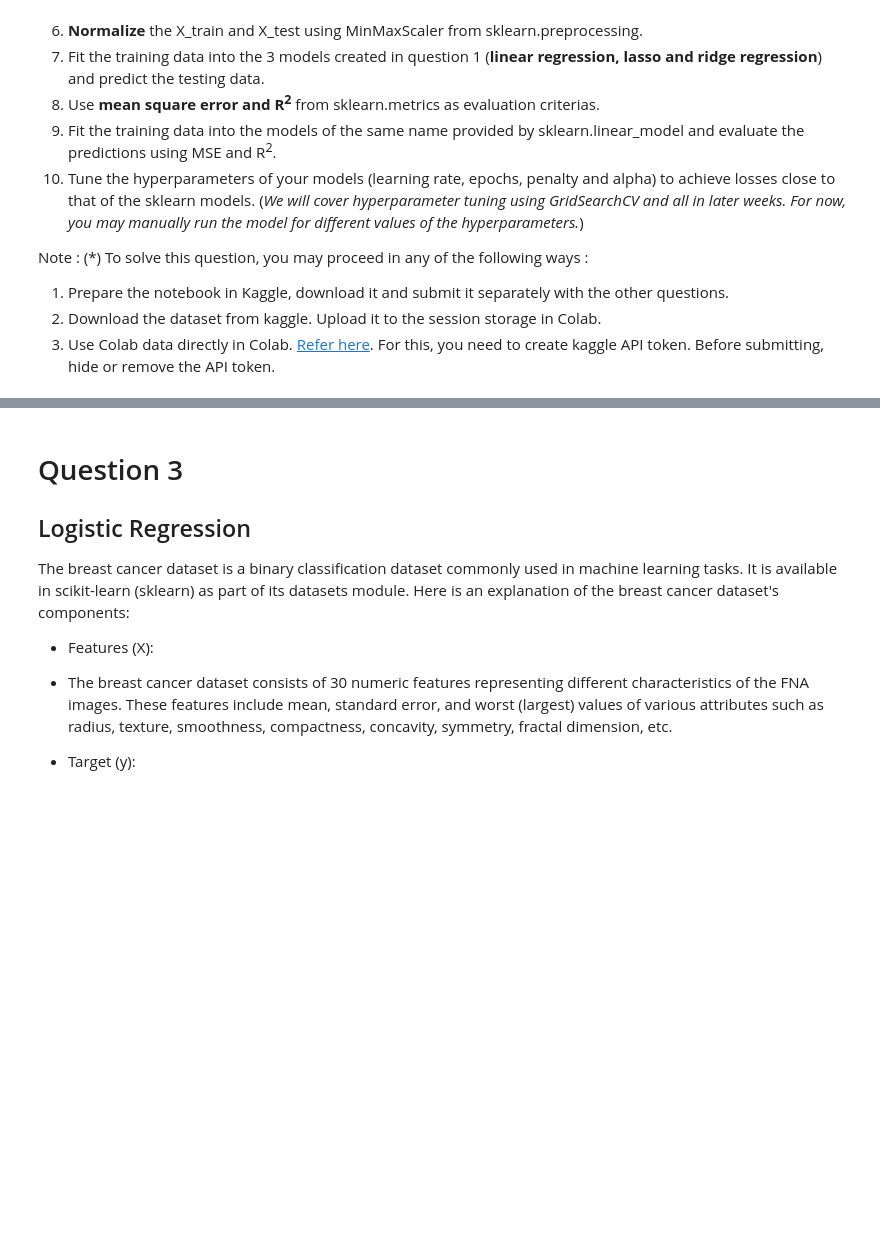
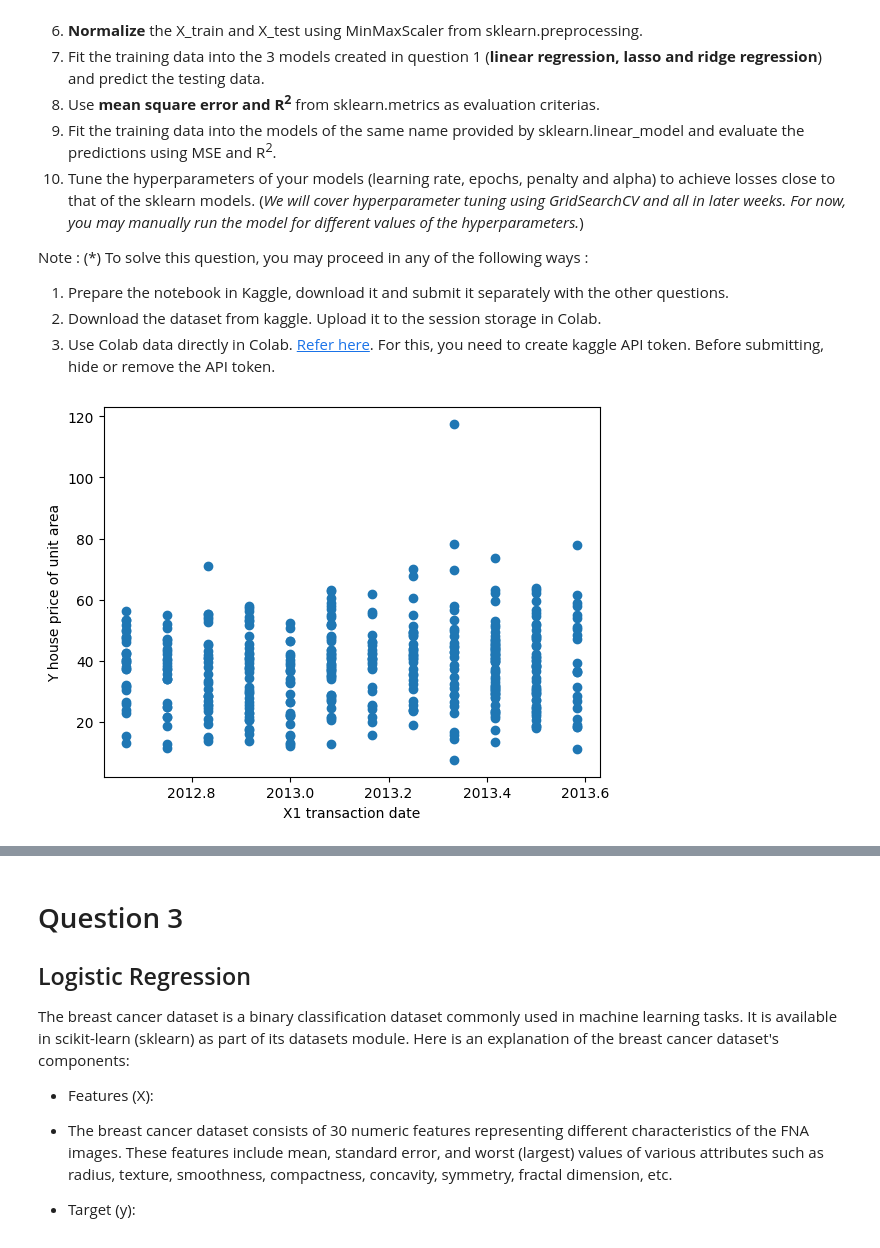
Before and after one commit to Intro-to-ML-and-DL/Intro-to-ML-and-DL, a Jupyter notebook: Week 2/Assignment/Stamatics_Assignment2.ipynb, the cells around one changed output, grey strips where cells are left out. Drawn from its saved outputs; the diff is of its cells as text; code cells hidden in the pictures; blank space fills up the shorter version.

```diff
--- a/Week 2/Assignment/Stamatics_Assignment2.ipynb
+++ b/Week 2/Assignment/Stamatics_Assignment2.ipynb
@@ -25,3 +90,88 @@ Note : (*) To solve this question, you may proceed in any of the following ways
 1. Prepare the notebook in Kaggle, download it and submit it separately with the other questions.
 2. Download the dataset from kaggle. Upload it to the session storage in Colab.
 3. Use Colab data directly in Colab. [Refer here](https://www.kaggle.com/general/74235). For this, you need to create kaggle API token. Before submitting, hide or remove the API token.
+# %%
+import pandas as pd
+import numpy as np
+import sklearn
+import matplotlib.pyplot as plt
+from sklearn.model_selection import train_test_split
+from sklearn.preprocessing import MinMaxScaler
+from sklearn.linear_model import LinearRegression, Lasso, Ridge
+from sklearn.metrics import mean_squared_error, r2_score
+
+# Read the dataset using pandas
+data = pd.read_csv('Kaggle_real_estate.csv')
+
+# Check for null values
+data.isnull().sum()
+
+# Get the column names except the first and last column
+columns = data.columns[1:-1]
+
+# Plot the columns against the last column (price)
+for column in columns:
+    plt.scatter(data[column], data['Y house price of unit area'])
+    plt.xlabel(column)
+    plt.ylabel('Y house price of unit area')
+    plt.show()
+
+# Remove the unwanted columns
+unwanted_columns = ['No']
+data = data.drop(unwanted_columns, axis=1)
+
+# Split the dataset into train and test data
+X = data.drop('Y house price of unit area', axis=1)
+y = data['Y house price of unit area']
+X_train, X_test, y_train, y_test = train_test_split(X, y, test_size=0.25, random_state=42)
+
+# Normalize the X_train and X_test
+scaler = MinMaxScaler()
+X_train = scaler.fit_transform(X_train)
+X_test = scaler.transform(X_test)
+
+# Initialize the models
+linear_regression_model = LinearRegression()
+lasso_model = Lasso()
+ridge_model = Ridge()
+
+# Fit the training data into the models
+linear_regression_model.fit(X_train, y_train)
+lasso_model.fit(X_train, y_train)
+ridge_model.fit(X_train, y_train)
+
+# Predict the testing data
+linear_regression_predictions = linear_regression_model.predict(X_test)
+lasso_predictions = lasso_model.predict(X_test)
+ridge_predictions = ridge_model.predict(X_test)
+
+# Evaluate the predictions using MSE and R2
+linear_regression_mse = mean_squared_error(y_test, linear_regression_predictions)
+linear_regression_r2 = r2_score(y_test, linear_regression_predictions)
+print("linear_regression_mse : ",linear_regression_mse)
+print("linear_regression_r2 : ",linear_regression_r2)
+
+lasso_mse = mean_squared_error(y_test, lasso_predictions)
+lasso_r2 = r2_score(y_test, lasso_predictions)
+print("lasso_mse : ",lasso_mse)
+print("lasso_r2 : ",lasso_r2)
+
+ridge_mse = mean_squared_error(y_test, ridge_predictions)
+ridge_r2 = r2_score(y_test, ridge_predictions)
+print("ridge_mse : ",ridge_mse)
+print("ridge_r2 : ",ridge_r2)
+
+# Initialize the models
+sklearn_linear_regression_model = LinearRegression()
+sklearn_lasso_model = Lasso()
+sklearn_ridge_model = Ridge()
+
+# Fit the training data into the models
+sklearn_linear_regression_model.fit(X_train, y_train)
+sklearn_lasso_model.fit(X_train, y_train)
+sklearn_ridge_model.fit(X_train, y_train)
+
+# Predict the testing data
+sklearn_linear_regression_predictions = sklearn
+# %% [output]
+[figure, added]
```
Also changed, not shown: parts of 10 cells of this notebook, 2 other files.
